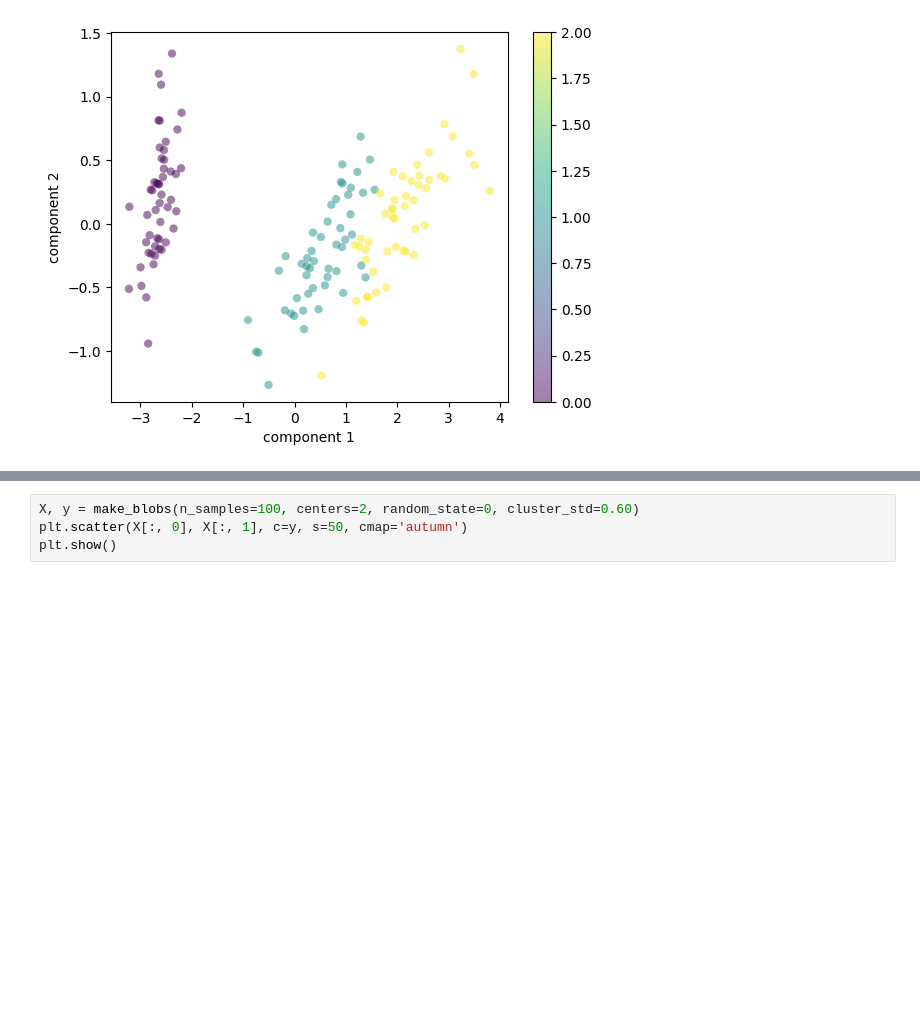
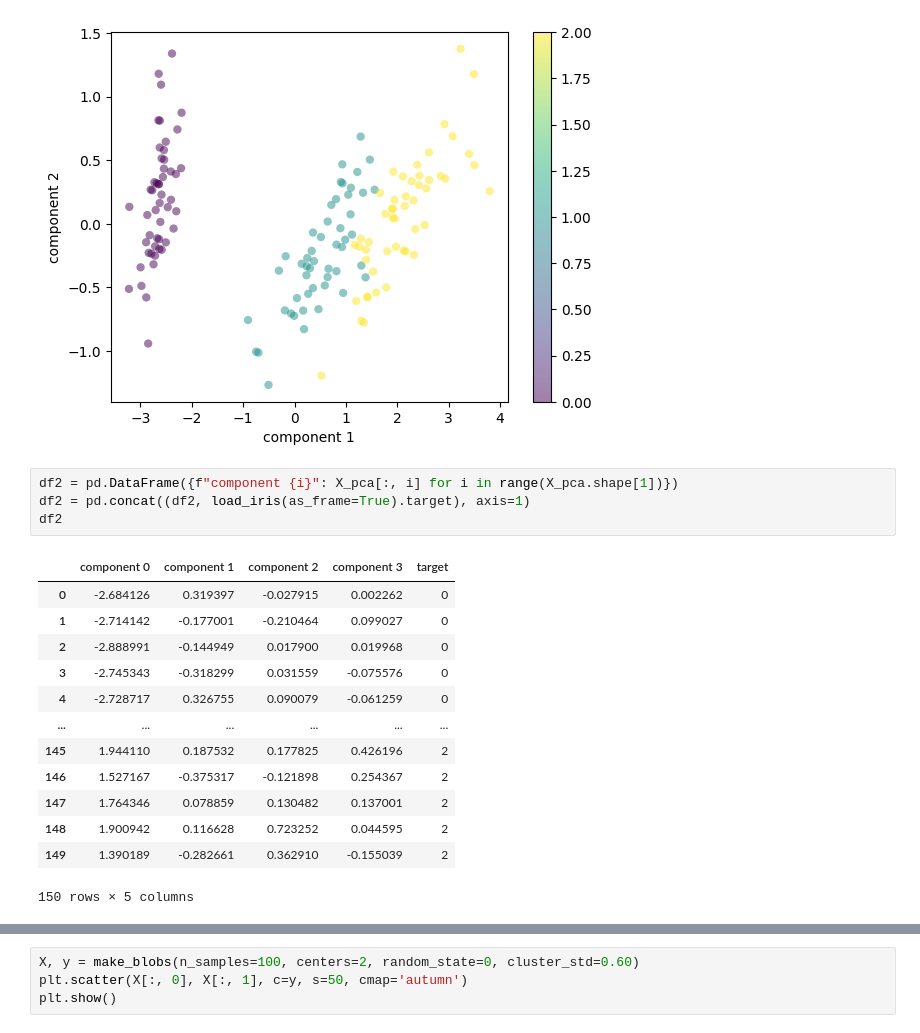
Before and after one commit to Pippo809/utilities, a Jupyter notebook: probability/pca.ipynb, the cells around one changed output, grey strips where cells are left out. Cells and saved outputs as stored; diff of their text form; blank space fills up the shorter version.

```diff
--- a/probability/pca.ipynb
+++ b/probability/pca.ipynb
@@ -75,3 +82,21 @@ plt.colorbar()
 plt.show()
 # %% [output]
 [figure]
+# %%
+df2 = pd.DataFrame({f"component {i}": X_pca[:, i] for i in range(X_pca.shape[1])})
+df2 = pd.concat((df2, load_iris(as_frame=True).target), axis=1)
+df2
+# %% [output]
+|  | component 0 | component 1 | component 2 | component 3 | target |
+| 0 | -2.684126 | 0.319397 | -0.027915 | 0.002262 | 0 |
+| 1 | -2.714142 | -0.177001 | -0.210464 | 0.099027 | 0 |
+| 2 | -2.888991 | -0.144949 | 0.017900 | 0.019968 | 0 |
+| 3 | -2.745343 | -0.318299 | 0.031559 | -0.075576 | 0 |
+| 4 | -2.728717 | 0.326755 | 0.090079 | -0.061259 | 0 |
+| ... | ... | ... | ... | ... | ... |
+| 145 | 1.944110 | 0.187532 | 0.177825 | 0.426196 | 2 |
+| 146 | 1.527167 | -0.375317 | -0.121898 | 0.254367 | 2 |
+| 147 | 1.764346 | 0.078859 | 0.130482 | 0.137001 | 2 |
+| 148 | 1.900942 | 0.116628 | 0.723252 | 0.044595 | 2 |
+| 149 | 1.390189 | -0.282661 | 0.362910 | -0.155039 | 2 |
+150 rows × 5 columns
```
Also changed, not shown: parts of 8 cells of this notebook, 1 other file.
